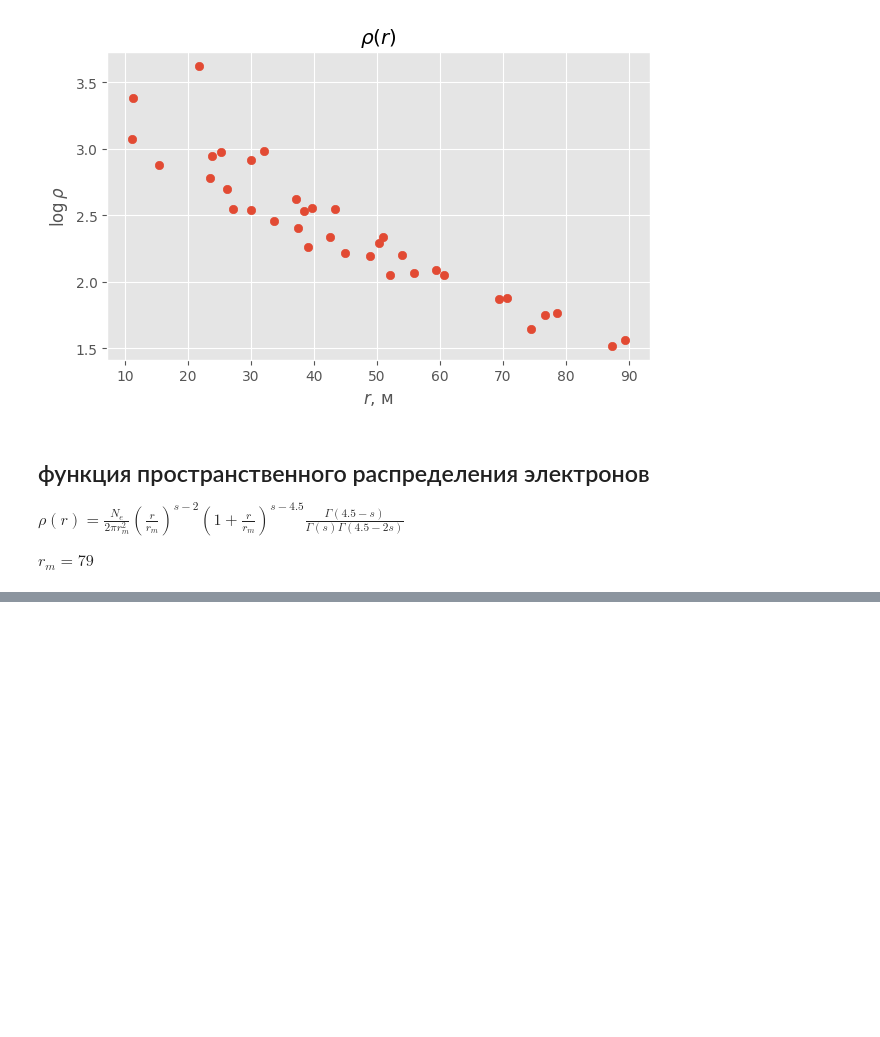
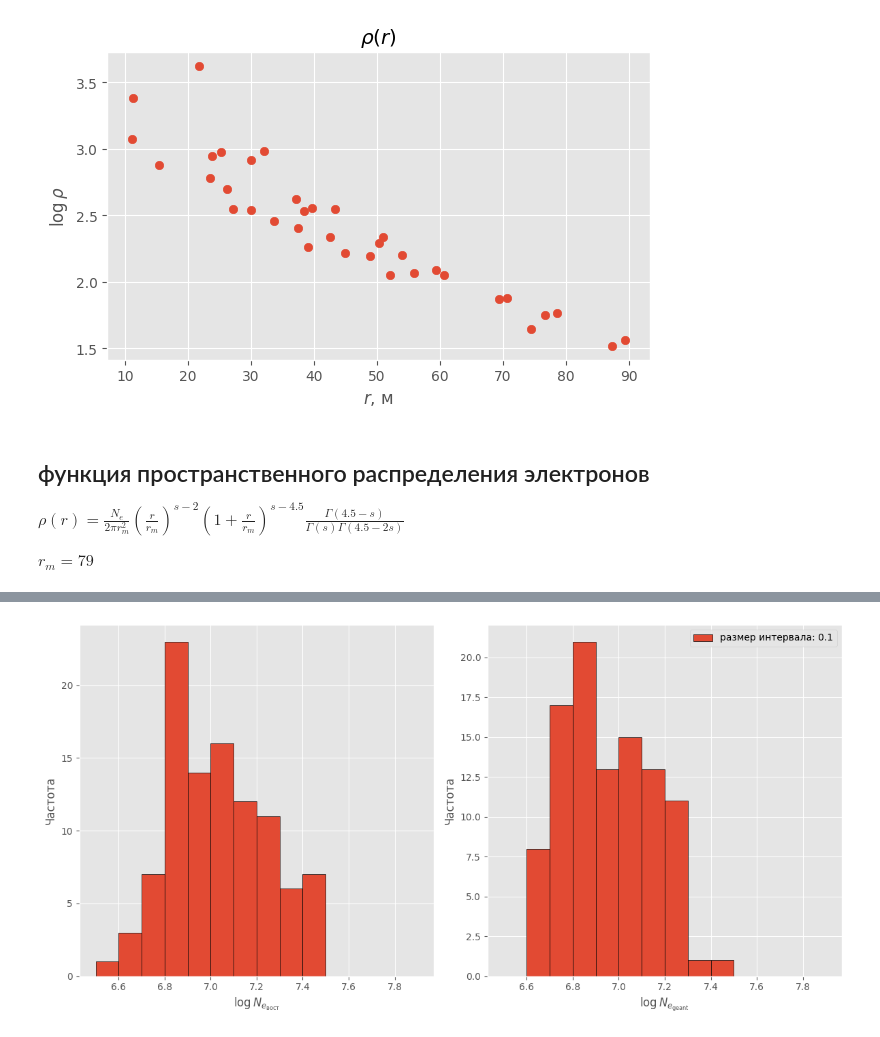
Before and after one commit to matalhim/sdf, a Jupyter notebook: corsika/main.ipynb, the cells around one changed output, grey strips where cells are left out. Cells and saved outputs as stored; diff of their text form; code cells hidden in the pictures; blank space fills up the shorter version.

```diff
--- a/corsika/main.ipynb
+++ b/corsika/main.ipynb
@@ -250,0 +347,27 @@ X
+# %%
+log_Ne_opt_array = np.log10(Ne_opt_array)
+log_Ne_corsika_array = np.log10(np.array(df['NeNKGlong']))
+
+interval_log_Ne = 0.1
+bin_edges_log_Ne_opt = np.arange(6.5, 8, interval_log_Ne)
+bin_edges_log_Ne_corsika = np.arange(6.5, 8, interval_log_Ne)
+
+
+fig, axes = plt.subplots(1, 2, figsize=(12, 6))
+
+# востановленный Ne
+axes[0].hist(log_Ne_opt_array, bins=bin_edges_log_Ne_opt, edgecolor='black', )
+axes[0].set_xlabel(r'$\log{N_{e_{\text{вост}}}}$')
+axes[0].set_ylabel("Частота")
+
+# заданный Ne
+axes[1].hist(log_Ne_corsika_array,
+             bins=bin_edges_log_Ne_corsika, edgecolor='black', label=f'размер интервала: {interval_log_Ne}')
+axes[1].set_xlabel(r'$\log{N_{e_{\text{geant}}}}$')
+axes[1].set_ylabel("Частота")
+axes[1].legend()
+
+plt.tight_layout()
+plt.show()
+# %% [output]
+[figure, added]
```
Also changed, not shown: parts of 18 cells of this notebook, 1 other file.
